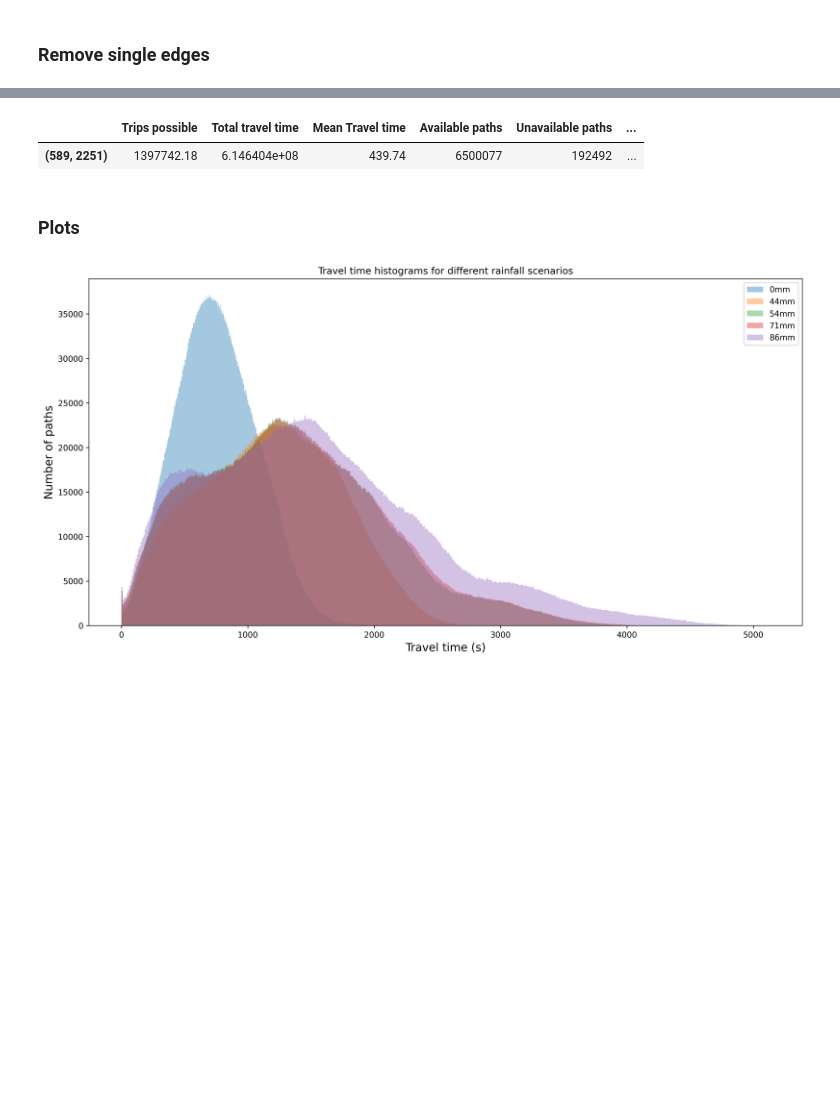
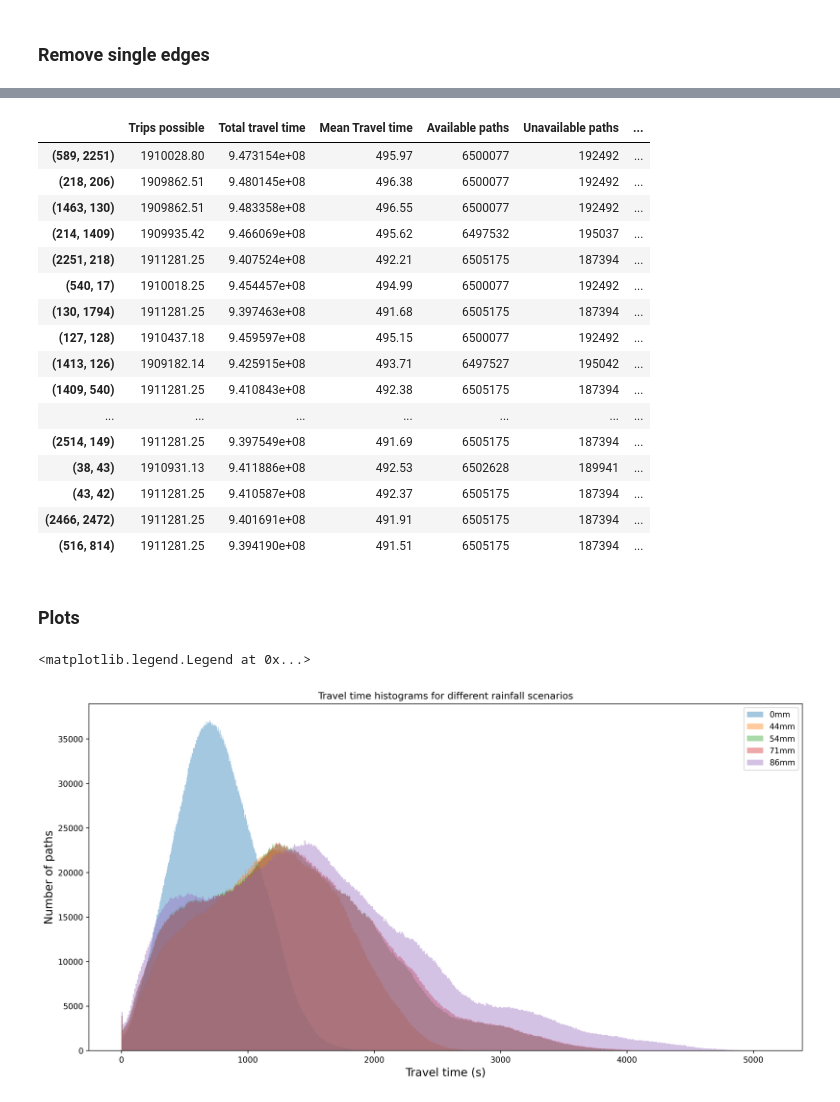
Before and after one commit to EwoutH/Helsinki-flood-BEP-project, a Jupyter notebook: road-graph/OSMnx_road_graph_analysis_BEP.ipynb, the cells around one changed output, grey strips where cells are left out. Drawn from its saved outputs; the diff is of its cells as text; code cells hidden in the pictures; blank space fills up the shorter version.

```diff
--- a/road-graph/OSMnx_road_graph_analysis_BEP.ipynb
+++ b/road-graph/OSMnx_road_graph_analysis_BEP.ipynb
@@ -260,7 +260,7 @@ print(timeit.timeit(lambda: tte_dict[(1, 1)], number=10000))
 # %%
 # Global OD-data switch
-tt_od = tti
-tt_od_s = 'tti'
+tt_od = tte
+tt_od_s = 'tte'
 # %% [markdown]
 ### Add rain depths to edges
 # %%
@@ -341,6 +342,10 @@ def prepare_graph(graph, drivable_depth=0.30, rain=[44, 54, 71, 86, 20, 198]):
     * pd.concat([speed_function(ed[str(i)][f'ZMean{i}mm']), ed[str(i)]['free_flow_speed']], axis=1).min(axis=1) \
     + (1 - ed[str(i)][f'ZLength{i}mm'] / ed[str(i)]['length']) * ed[str(i)]['free_flow_speed']
 
+    # Calculate the new travel time
+    ed[str(i)]['orig_free_flow_time'] = ed[str(i)]['free_flow_time']
+    ed[str(i)]['free_flow_time'] = ed[str(i)]['reduced_speed'] / 3.6 * edges['length']
+
   gm_dict = {} # Empty dict for MultiDiGraphs
   gb_dict = {} # Empty dict for DiGraphs
 
@@ -674,10 +692,25 @@ KeyboardInterrupt: ignored
 # %%
 hre_stats_df = pd.DataFrame.from_dict(high_risk_stats, orient='index', columns=['Trips possible' , 'Total travel time', 'Mean Travel time', 'Available paths', 'Unavailable paths', 'Trips impossible', 'Trips total', 'Nodes', 'Isolated nodes', 'Edges', 'Mean travel time (id. set)'])
-#hre_stats_df.to_csv(f'hr-edges-stats-{n}-{tt_od_s}.csv')
+hre_stats_df.to_csv(f'hr-edges-stats-{n}-{tt_od_s}-rs.csv')
 hre_stats_df.round(2)
 # %% [output]
 |  | Trips possible | Total travel time | Mean Travel time | Available paths | Unavailable paths | ... |
-| (589, 2251) | 1397742.18 | 6.146404e+08 | 439.74 | 6500077 | 192492 | ... |
+| (589, 2251) | 1910028.80 | 9.473154e+08 | 495.97 | 6500077 | 192492 | ... |
+| (218, 206) | 1909862.51 | 9.480145e+08 | 496.38 | 6500077 | 192492 | ... |
+| (1463, 130) | 1909862.51 | 9.483358e+08 | 496.55 | 6500077 | 192492 | ... |
+| (214, 1409) | 1909935.42 | 9.466069e+08 | 495.62 | 6497532 | 195037 | ... |
+| (2251, 218) | 1911281.25 | 9.407524e+08 | 492.21 | 6505175 | 187394 | ... |
+| (540, 17) | 1910018.25 | 9.454457e+08 | 494.99 | 6500077 | 192492 | ... |
+| (130, 1794) | 1911281.25 | 9.397463e+08 | 491.68 | 6505175 | 187394 | ... |
+| (127, 128) | 1910437.18 | 9.459597e+08 | 495.15 | 6500077 | 192492 | ... |
+| (1413, 126) | 1909182.14 | 9.425915e+08 | 493.71 | 6497527 | 195042 | ... |
+| (1409, 540) | 1911281.25 | 9.410843e+08 | 492.38 | 6505175 | 187394 | ... |
+| ... | ... | ... | ... | ... | ... | ... |
+| (2514, 149) | 1911281.25 | 9.397549e+08 | 491.69 | 6505175 | 187394 | ... |
+| (38, 43) | 1910931.13 | 9.411886e+08 | 492.53 | 6502628 | 189941 | ... |
+| (43, 42) | 1911281.25 | 9.410587e+08 | 492.37 | 6505175 | 187394 | ... |
+| (2466, 2472) | 1911281.25 | 9.401691e+08 | 491.91 | 6505175 | 187394 | ... |
+| (516, 814) | 1911281.25 | 9.394190e+08 | 491.51 | 6505175 | 187394 | ... |
 # %% [markdown]
 ### Plots
 # %%
@@ -691,8 +724,9 @@ plt.xlabel("Travel time (s)", size=14)
 plt.ylabel("Number of paths", size=14)
 plt.title("Travel time histograms for different rainfall scenarios")
 plt.legend(loc='upper right')
-plt.savefig("Histograms-travel-time.svg", format='svg')
+#plt.savefig("Histograms-travel-time.svg", format='svg')
 # %% [output]
+<matplotlib.legend.Legend at 0x...>
 [figure]
 # %%
 box_data = {}
```
Also changed, not shown: parts of 18 cells of this notebook.
